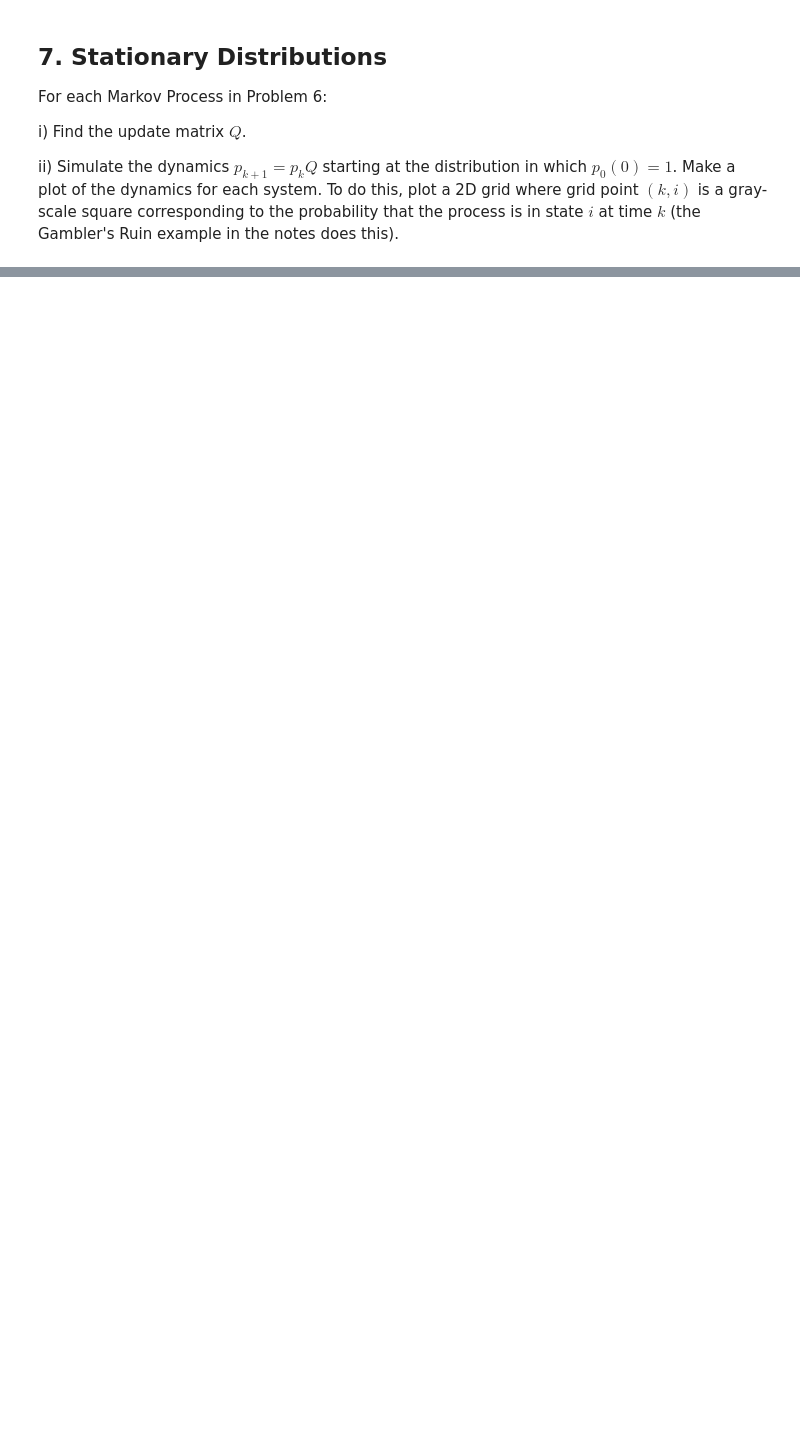
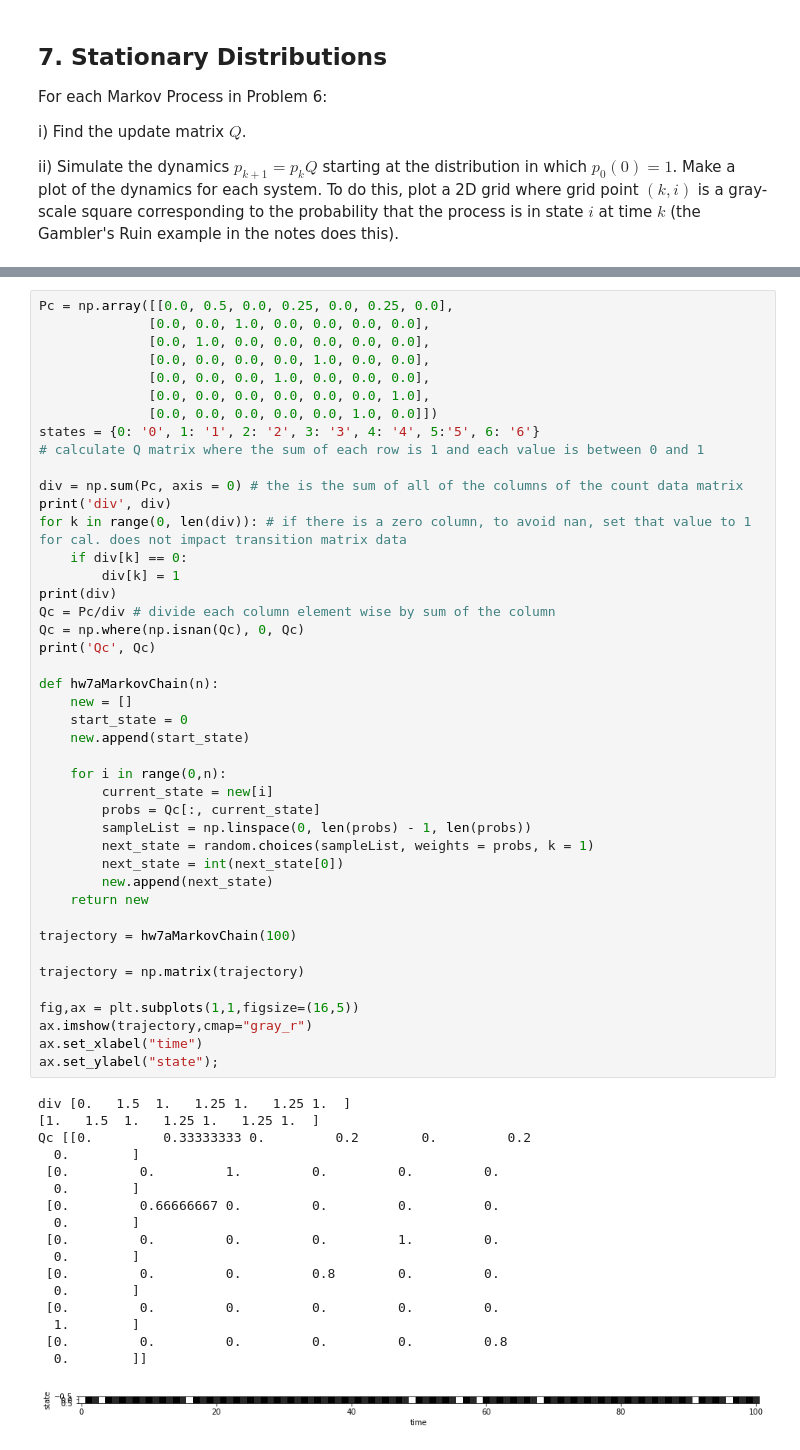
Before and after one commit to jwc0mbs3/eep502, a Jupyter notebook: combs_HW_07_Graphs_Due_12_12.ipynb, the cells around one changed output, grey strips where cells are left out. Saved outputs shown, nothing was run; the diff lists cells and outputs as text; blank space fills up the shorter version.

```diff
--- a/combs_HW_07_Graphs_Due_12_12.ipynb
+++ b/combs_HW_07_Graphs_Due_12_12.ipynb
@@ -285,0 +396,61 @@ ii) Simulate the dynamics $p_{k+1} = p_k Q$ starting at the distribution in whic
+# %%
+Pc = np.array([[0.0, 0.5, 0.0, 0.25, 0.0, 0.25, 0.0],
+              [0.0, 0.0, 1.0, 0.0, 0.0, 0.0, 0.0],
+              [0.0, 1.0, 0.0, 0.0, 0.0, 0.0, 0.0],
+              [0.0, 0.0, 0.0, 0.0, 1.0, 0.0, 0.0],
+              [0.0, 0.0, 0.0, 1.0, 0.0, 0.0, 0.0],
+              [0.0, 0.0, 0.0, 0.0, 0.0, 0.0, 1.0],
+              [0.0, 0.0, 0.0, 0.0, 0.0, 1.0, 0.0]])
+states = {0: '0', 1: '1', 2: '2', 3: '3', 4: '4', 5:'5', 6: '6'}
+# calculate Q matrix where the sum of each row is 1 and each value is between 0 and 1
+
+div = np.sum(Pc, axis = 0) # the is the sum of all of the columns of the count data matrix
+print('div', div)
+for k in range(0, len(div)): # if there is a zero column, to avoid nan, set that value to 1 for cal. does not impact transition matrix data
+    if div[k] == 0:
+        div[k] = 1
+print(div)
+Qc = Pc/div # divide each column element wise by sum of the column
+Qc = np.where(np.isnan(Qc), 0, Qc)
+print('Qc', Qc)
+
+def hw7aMarkovChain(n):
+    new = []
+    start_state = 0
+    new.append(start_state)
+
+    for i in range(0,n):
+        current_state = new[i]
+        probs = Qc[:, current_state]
+        sampleList = np.linspace(0, len(probs) - 1, len(probs))
+        next_state = random.choices(sampleList, weights = probs, k = 1)
+        next_state = int(next_state[0])
+        new.append(next_state)
+    return new
+
+trajectory = hw7aMarkovChain(100)
+
+trajectory = np.matrix(trajectory)
+
+fig,ax = plt.subplots(1,1,figsize=(16,5))
+ax.imshow(trajectory,cmap="gray_r")
+ax.set_xlabel("time")
+ax.set_ylabel("state");
+# %% [output]
+div [0.   1.5  1.   1.25 1.   1.25 1.  ]
+[1.   1.5  1.   1.25 1.   1.25 1.  ]
+Qc [[0.         0.33333333 0.         0.2        0.         0.2
+  0.        ]
+ [0.         0.         1.         0.         0.         0.
+  0.        ]
+ [0.         0.66666667 0.         0.         0.         0.
+  0.        ]
+ [0.         0.         0.         0.         1.         0.
+  0.        ]
+ [0.         0.         0.         0.8        0.         0.
+  0.        ]
+ [0.         0.         0.         0.         0.         0.
+  1.        ]
+ [0.         0.         0.         0.         0.         0.8
+  0.        ]]
+[figure, added]
```
Also changed, not shown: parts of 8 cells of this notebook.
